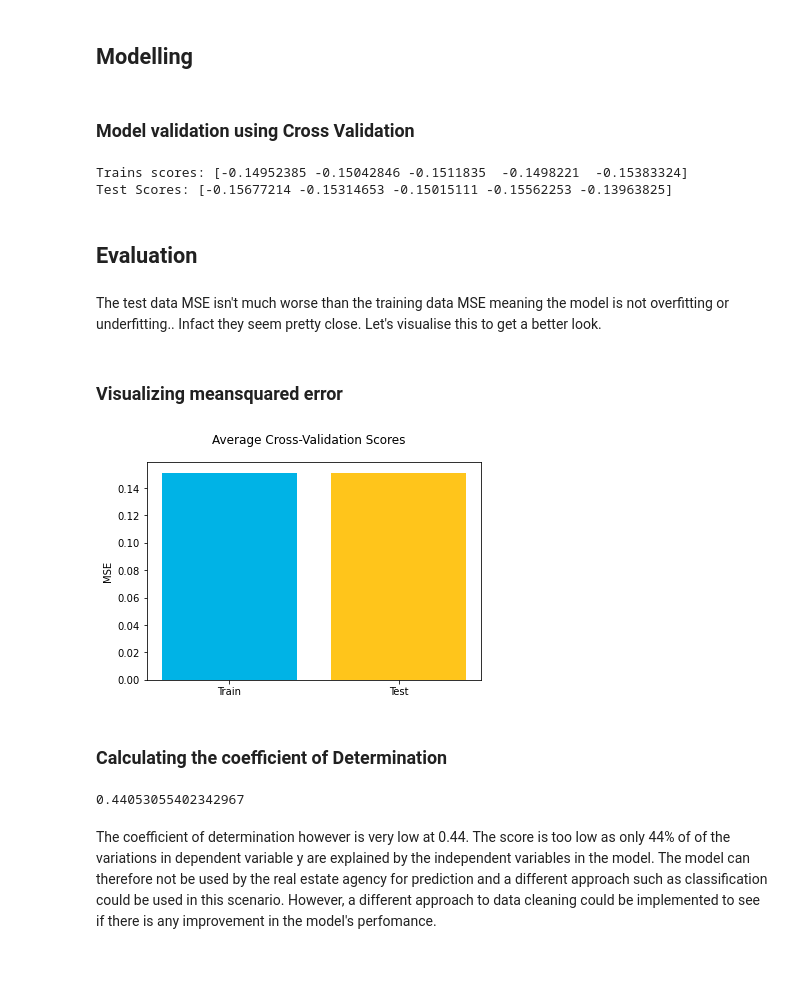
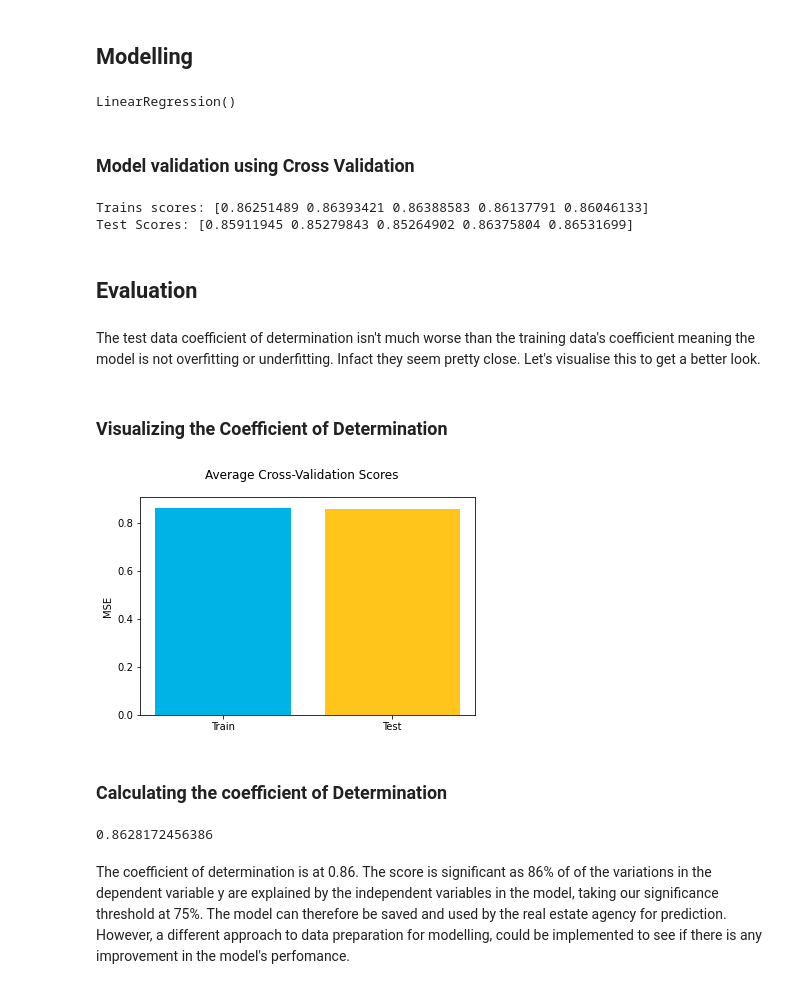
Before and after one commit to OswaldCc/Homes-Data-Analysis-And_Price-Prediction-Kings-County-USA, a Jupyter notebook: index.ipynb, the cells around one changed output. Cells and saved outputs as stored; diff of their text form; code cells hidden in the pictures.

Commit message:
made changes to data preparation to improve model perfomance

```diff
--- a/index.ipynb
+++ b/index.ipynb
@@ -320,12 +320,11 @@ memory usage: 2.1+ MB
 # %%
 
 import numpy as np
+#Min-max Scaling on some of the features
 
-non_normal =['sqft_living']
-for feat in non_normal:
-    x[feat] = x[feat].map(lambda x: np.log(x))
+sqft_living = x['sqft_living']
+scaled_sqft_living= (sqft_living - min(sqft_living)) / (max(sqft_living) - min(sqft_living))
 
-#Min-max Scaling on some of the features
 sqft_lot = x['sqft_lot']
 scaled_sqft_lot= (sqft_lot - min(sqft_lot)) / (max(sqft_lot) - min(sqft_lot))
 
@@ -342,9 +341,8 @@ scaled_sqft_lot15= (sqft_lot15 - min(sqft_lot15)) / (max(sqft_lot15) - min(sqft_
 time_since_ren = x['time_since_renovation']
 scaled_time_since_ren= (time_since_ren  - min(time_since_ren )) / (max(time_since_ren ) - min(time_since_ren ))
 
-#Normalizing age of house
 age_of_house=x['age_of_house']
-scaled_age_of_house = (age_of_house- np.mean(age_of_house)) / np.sqrt(np.var(age_of_house))
+scaled_age_of_house =  (age_of_house  - min(age_of_house )) / (max(age_of_house ) - min(age_of_house ))
 
 #Adding the scaled dataset
 x['sqft_lot']=scaled_sqft_lot
@@ -471,6 +469,8 @@ All the categorical variables are `floors`, `waterfront`, `view`, `bedrooms`, `b
 # %% [markdown]
 ### Dealing with categorical variables
 # %%
+#Changing number of floors to an integer
+x['floors']=x['floors'].astype(int)
 #Creating the dummy variables
 floors_dummies = pd.get_dummies(x['floors'],prefix='flrs')
 water_dummies = pd.get_dummies(x['waterfront'],prefix='waterfrnt')
@@ -481,8 +481,9 @@ condition_dummies = pd.get_dummies(x['condition'],prefix='cndtn')
 zipcode_dummies = pd.get_dummies(x['zipcode'],prefix='zpcd')
 
 #Dropping the original columns
-x_train= x.drop(['floors','waterfront','view','bedrooms','bathrooms','condition','zipcode'], axis=1, inplace=True)
+x= x.drop(['floors','waterfront','view','bedrooms','bathrooms','condition','zipcode'], axis=1)
 #Joining the dataframes
-x_train = pd.concat([x_train, floors_dummies, water_dummies, view_dummies,bedrooms_dummies,bathrooms_dummies,condition_dummies,zipcode_dummies], axis=1)
-x_train.head()
+x_dummies= pd.concat([floors_dummies, water_dummies, view_dummies,bedrooms_dummies,bathrooms_dummies,condition_dummies,zipcode_dummies],axis=1 )
+
+x.info()
 # %% [output]
@@ -495,0 +504,4 @@ x_train.head()
+# %%
+#Joining dummies and x dfs
+x=pd.concat([x,x_dummies],axis=1)
+x
@@ -529,50 +555,51 @@ from sklearn.feature_selection import RFE
 from sklearn.linear_model import LinearRegression
 
 model = LinearRegression()
-selector = RFE(model)
-linreg = selector.fit(x_train, y_train)
+model.fit(x_train, y_train)
+# %% [output]
+LinearRegression()
 # %% [markdown]
 ### Model validation using Cross Validation
 # %%
 from sklearn.model_selection import cross_validate
-cross_val_results=cross_validate(linreg, x, y ,return_train_score=True,scoring="neg_mean_squared_error")
+cross_val_results=cross_validate(model, x, y ,return_train_score=True)
 train_scores=cross_val_results['train_score']
 test_scores=cross_val_results['test_score']
 
 print("Trains scores:",train_scores)
 print("Test Scores:",test_scores)
 # %% [output]
-Trains scores: [-0.14952385 -0.15042846 -0.1511835  -0.1498221  -0.15383324]
-Test Scores: [-0.15677214 -0.15314653 -0.15015111 -0.15562253 -0.13963825]
+Trains scores: [0.86251489 0.86393421 0.86388583 0.86137791 0.86046133]
+Test Scores: [0.85911945 0.85279843 0.85264902 0.86375804 0.86531699]
 # %% [markdown]
 ## Evaluation
 # %% [markdown]
-The test data MSE isn't much worse than the training data MSE meaning the model is not overfitting or underfitting.\. Infact they seem pretty close. Let's visualise this to get a better look.
+The test data coefficient of determination isn't much worse than the training data's coefficient meaning the model is not overfitting or underfitting. Infact they seem pretty close. Let's visualise this to get a better look.
-# %% [markdown]
-### Visualizing meansquared error
+# %% [markdown]
+### Visualizing  the Coefficient of Determination
 # %%
 from sklearn.model_selection import cross_validate
-cross_val_results1=cross_validate(linreg, x, y ,return_train_score=True,scoring="neg_mean_squared_error")
+cross_val_results1=cross_validate(model, x, y ,return_train_score=True)
 
-train_avg = -cross_val_results1["train_score"].mean()
-test_avg = -cross_val_results1["test_score"].mean()
+train_avg = cross_val_results1["train_score"].mean()
+test_avg = cross_val_results1["test_score"].mean()
 
 fig, ax = plt.subplots()
 labels=['Train','Test']
 colors =["#00B3E6", "#FFC51B"]
 ax.bar(labels, [train_avg, test_avg], color=colors)
 ax.set_ylabel("MSE")
 fig.suptitle("Average Cross-Validation Scores");
 # %% [output]
-[figure, old version]
+[figure, new version]
 # %% [markdown]
 ### Calculating the coefficient of Determination
 # %%
-linreg.score(x_test,y_test)
+model.score(x_test,y_test)
 # %% [output]
-0.44053055402342967
+0.8628172456386
 # %% [markdown]
-The coefficient of determination however is very low at 0.44. The score is too low as only 44% of of the variations in dependent variable y are explained by the independent variables in the model. The model can therefore not be used by the real estate agency for prediction and a different approach such as classification could be used in this scenario. However, a different approach to data cleaning could be implemented to see if there is any improvement in the model's perfomance.
+The coefficient of determination is at 0.86. The score is significant as 86% of of the variations in the dependent variable y are explained by the independent variables in the model, taking our significance threshold at 75%. The model can therefore be saved and used by the real estate agency for prediction. However, a different approach to data preparation for modelling, could be implemented to see if there is any improvement in the model's perfomance.
 # %% [markdown]
 # Conclusions and Recommendations
 
```
Also changed, not shown: parts of 8 cells of this notebook, 1 other file.
